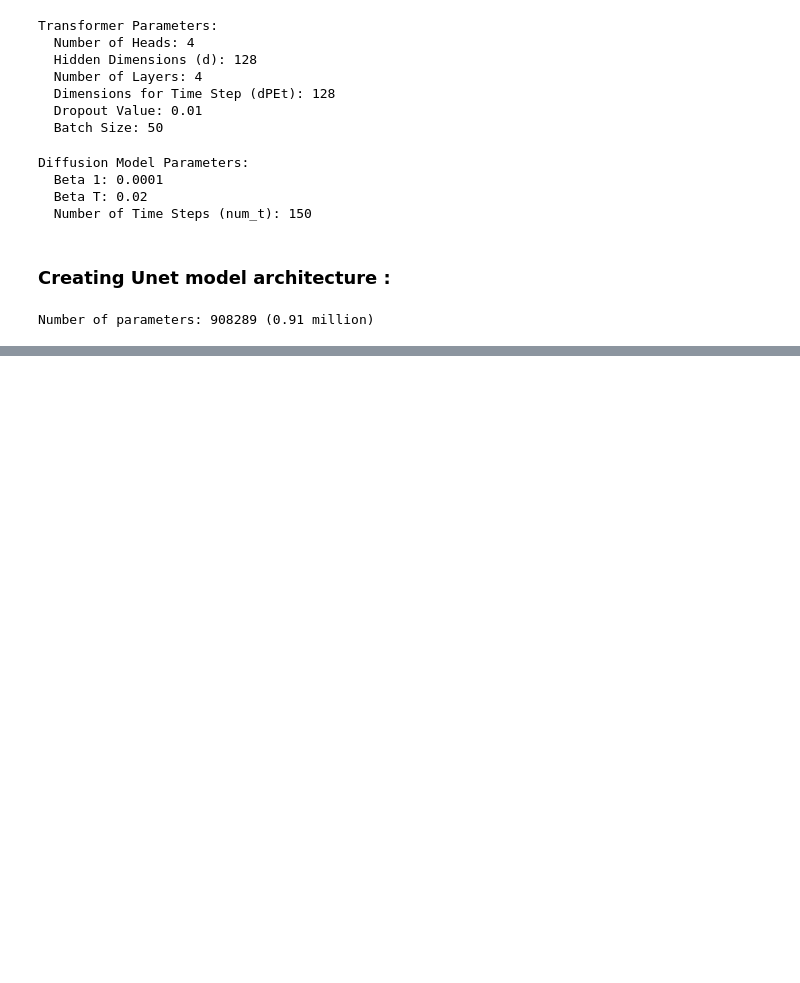
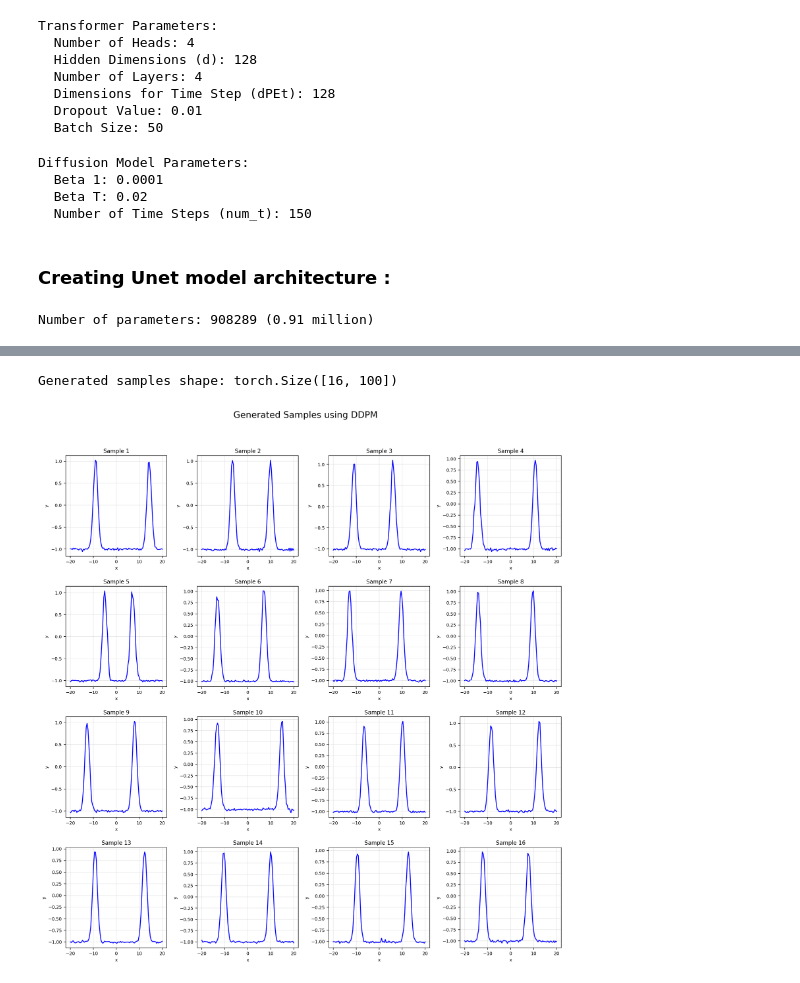
Before and after one commit to EdwinRou/CS5242_2025, a Jupyter notebook: labs_lecture08/lab01_dm_gmm/diffusion_experiment.ipynb, the cells around one changed output, grey strips where cells are left out. Cells and saved outputs as stored; diff of their text form; code cells hidden in the pictures; blank space fills up the shorter version.

```diff
--- a/labs_lecture08/lab01_dm_gmm/diffusion_experiment.ipynb
+++ b/labs_lecture08/lab01_dm_gmm/diffusion_experiment.ipynb
@@ -623,0 +616,32 @@ epoch= 49        time= 3.5394 min        lr= 0.000244351875      loss= 0.0744
+# %%
+# Visualize generated samples
+net.eval()
+with torch.no_grad():
+    num_generated_images = 16
+    batch_x_0 = net.generate_process_ddpm(num_generated_images)
+    print(f'Generated samples shape: {batch_x_0.size()}')
+    batch_x_0 = batch_x_0.cpu()
+
+# Create figure with subplots
+fig = plt.figure(figsize=(16, 16), dpi=200)
+fig.suptitle('Generated Samples using DDPM', fontsize=16, y=0.95)
+
+# Create a grid of subplots
+gs = fig.add_gridspec(4, 4, hspace=0.3, wspace=0.3)
+axes = gs.subplots()
+
+# Plot each generated sample
+for idx, ax in enumerate(axes.flat):
+    ax.plot(x, batch_x_0[idx], color='blue', linewidth=1.5)
+    ax.set_title(f'Sample {idx+1}', fontsize=10, pad=5)
+    ax.grid(True, alpha=0.3)
+    ax.set_xlabel('x', fontsize=8)
+    ax.set_ylabel('y', fontsize=8)
+    ax.tick_params(axis='both', which='major', labelsize=8)
+
+# Adjust layout to prevent title overlap
+plt.show()
+plt.close()
+# %% [output]
+Generated samples shape: torch.Size([16, 100])
+[figure, added]
```
Also changed, not shown: parts of 3 cells of this notebook.
